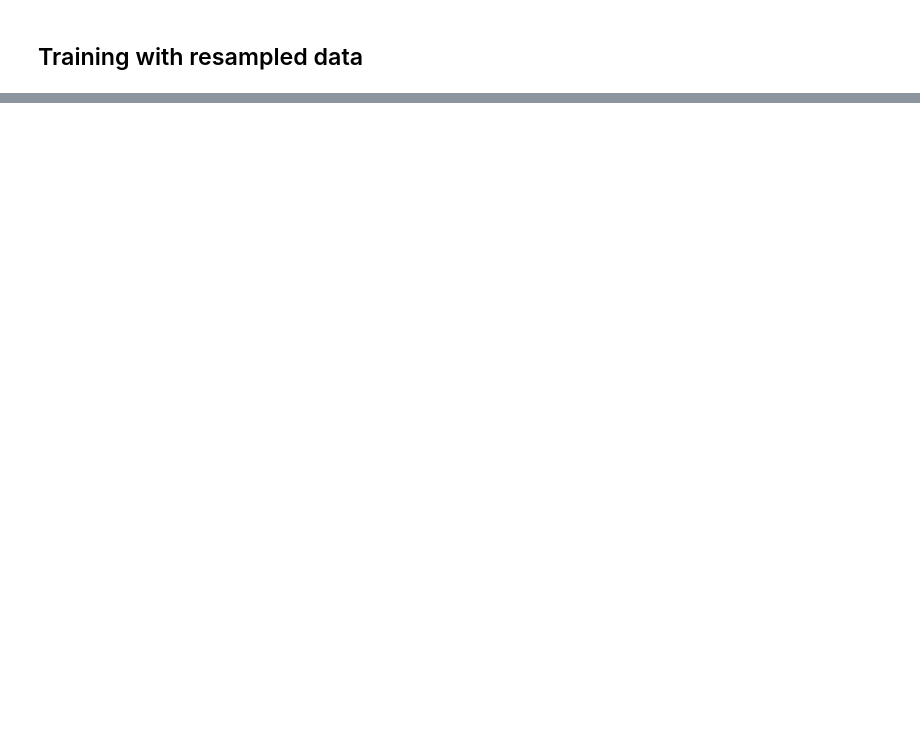
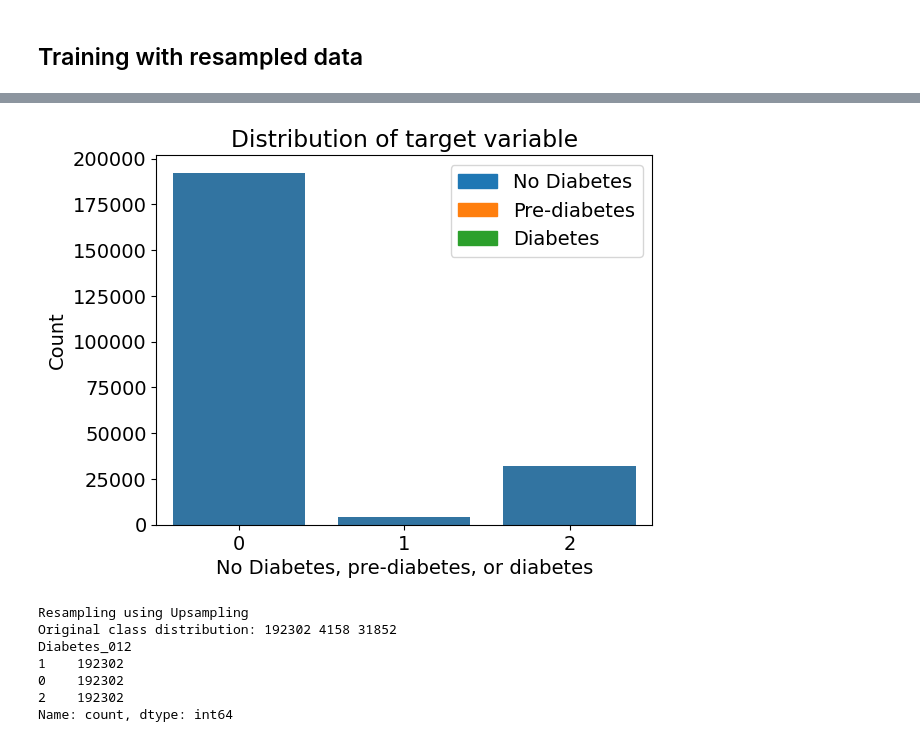
Before and after one commit to hansikaweerasena/MLE, a Jupyter notebook: Diabetis_DNN/neural_network.ipynb, the cells around one changed output, grey strips where cells are left out. Drawn from its saved outputs; the diff is of its cells as text; code cells hidden in the pictures; blank space fills up the shorter version.

```diff
--- a/Diabetis_DNN/neural_network.ipynb
+++ b/Diabetis_DNN/neural_network.ipynb
@@ -432,0 +443,11 @@ weighted avg       0.85      0.63      0.71     12684
+# %%
+resampled_train_x, resampled_train_y = resample_data(train_x, train_y, feature_columns, resample_type='UP', verbose=True)
+# %% [output]
+[figure, added]
+Resampling using Upsampling
+Original class distribution: 192302 4158 31852
+Diabetes_012
+1    192302
+0    192302
+2    192302
+Name: count, dtype: int64
```
Also changed, not shown: parts of 10 cells of this notebook, 1 other file.
